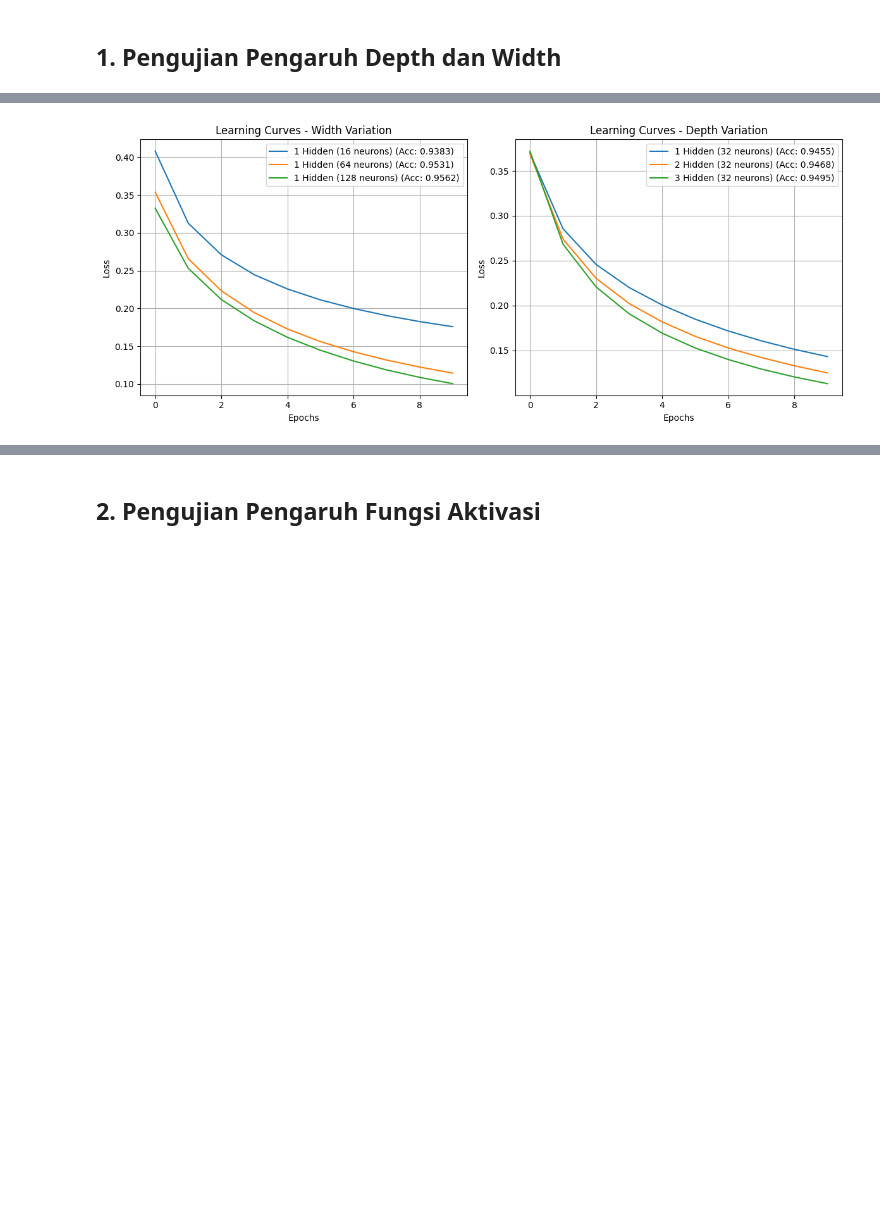
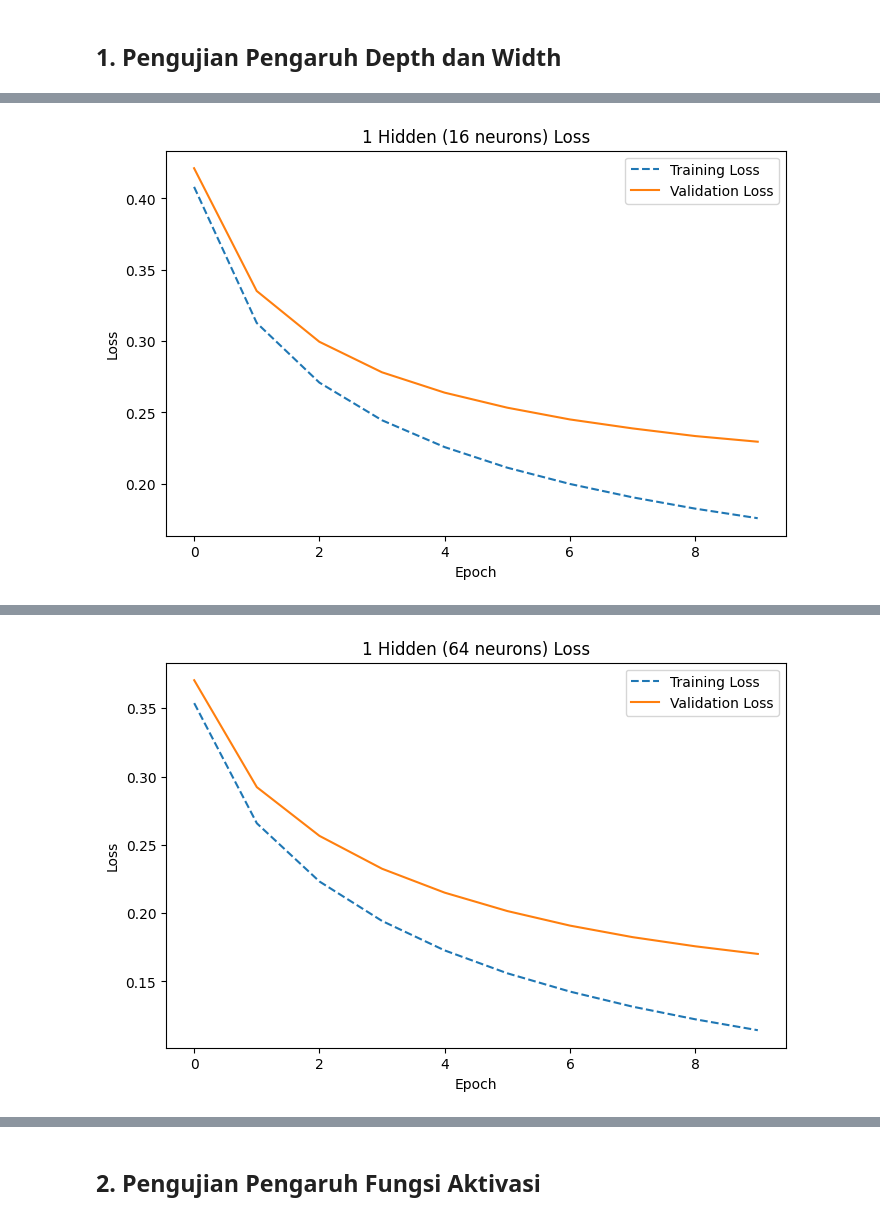
Before and after one commit to zultopia/Tubes1-IF3270-Kelompok1, a Jupyter notebook: src/test_final.ipynb, the cells around one changed output, grey strips where cells are left out. Saved outputs shown, nothing was run; the diff lists cells and outputs as text; code cells hidden in the pictures; blank space fills up the shorter version.

Commit message:
fix: testing & visualize, add requirements

```diff
--- a/src/test_final.ipynb
+++ b/src/test_final.ipynb
@@ -29,10 +28,6 @@ X_test = scaler.transform(X_test)
 # %% [markdown]
 ## 1. Pengujian Pengaruh Depth dan Width
 # %%
-import numpy as np
-import matplotlib.pyplot as plt
-from sklearn.metrics import accuracy_score
-
 print("\n=== 1. Pengujian Pengaruh Depth dan Width ===")
 
 width_models = [
@@ -62,16 +57,32 @@ for config in width_models:
         seed=42
     )
 
-    history = model.train(X_train, y_train, epochs=10, lr=0.01, batch_size=32, verbose=1)
+    training_loss, validation_loss = model.train(
+        X_train=X_train,
+        y_train=y_train,
+        X_test=X_test,
+        y_test=y_test,
+        epochs=10,
+        lr=0.01,
+        batch_size=32,
+        verbose=1
+    )
 
     y_pred = model.predict(X_test)
-    if y_pred.ndim > 1:
-        y_pred = np.argmax(y_pred, axis=1)
 
     accuracy = accuracy_score(y_test, y_pred)
-    width_results.append({"config": config, "accuracy": accuracy, "history": history})
+    width_results.append({"config": config, "accuracy": accuracy, "training_loss": training_loss})
 
     print(f"Accuracy: {accuracy:.4f}")
+
+    plt.figure(figsize=(8, 5))
+    plt.plot(training_loss, label="Training Loss", linestyle="dashed")
+    plt.plot(validation_loss, label="Validation Loss", linestyle="solid")
+    plt.xlabel("Epoch")
+    plt.ylabel("Loss")
+    plt.title(f"{config['name']} Loss")
+    plt.legend()
+    plt.show()
 
 depth_results = []
 for config in depth_models:
@@ -84,23 +95,39 @@ for config in depth_models:
         seed=42
     )
 
-    history = model.train(X_train, y_train, epochs=10, lr=0.01, batch_size=32, verbose=1)
+    training_loss, validation_loss = model.train(
+        X_train=X_train,
+        y_train=y_train,
+        X_test=X_test,
+        y_test=y_test,
+        epochs=10,
+        lr=0.01,
+        batch_size=32,
+        verbose=1
+    )
 
     y_pred = model.predict(X_test)
-    if y_pred.ndim > 1:
-        y_pred = np.argmax(y_pred, axis=1)
 
     accuracy = accuracy_score(y_test, y_pred)
-    depth_results.append({"config": config, "accuracy": accuracy, "history": history})
+    depth_results.append({"config": config, "accuracy": accuracy, "training_loss": training_loss})
 
     print(f"Accuracy: {accuracy:.4f}")
+
+    plt.figure(figsize=(8, 5))
+    plt.plot(training_loss, label="Training Loss", linestyle="dashed")
+    plt.plot(validation_loss, label="Validation Loss", linestyle="solid")
+    plt.xlabel("Epoch")
+    plt.ylabel("Loss")
+    plt.title(f"{config['name']} Loss")
+    plt.legend()
+    plt.show()
 
 plt.figure(figsize=(12, 5))
 
 # Grafik Variasi Width
 plt.subplot(1, 2, 1)
 for result in width_results:
-    plt.plot(result["history"], label=f"{result['config']['name']} (Acc: {result['accuracy']:.4f})")
+    plt.plot(result["training_loss"], label=f"{result['config']['name']} (Acc: {result['accuracy']:.4f})")
 plt.title("Learning Curves - Width Variation")
 plt.xlabel("Epochs")
 plt.ylabel("Loss")
@@ -110,7 +137,7 @@ plt.grid(True)
 # Grafik Variasi Depth
 plt.subplot(1, 2, 2)
 for result in depth_results:
-    plt.plot(result["history"], label=f"{result['config']['name']} (Acc: {result['accuracy']:.4f})")
+    plt.plot(result["training_loss"], label=f"{result['config']['name']} (Acc: {result['accuracy']:.4f})")
 plt.title("Learning Curves - Depth Variation")
 plt.xlabel("Epochs")
 plt.ylabel("Loss")
@@ -140 +164 @@ Accuracy: 0.9495
-[figure, old version]
+[figure, new version]
@@ -140,0 +177 @@ Accuracy: 0.9495
+[figure, added]
```
Also changed, not shown: parts of 14 cells of this notebook, 6 other files.
